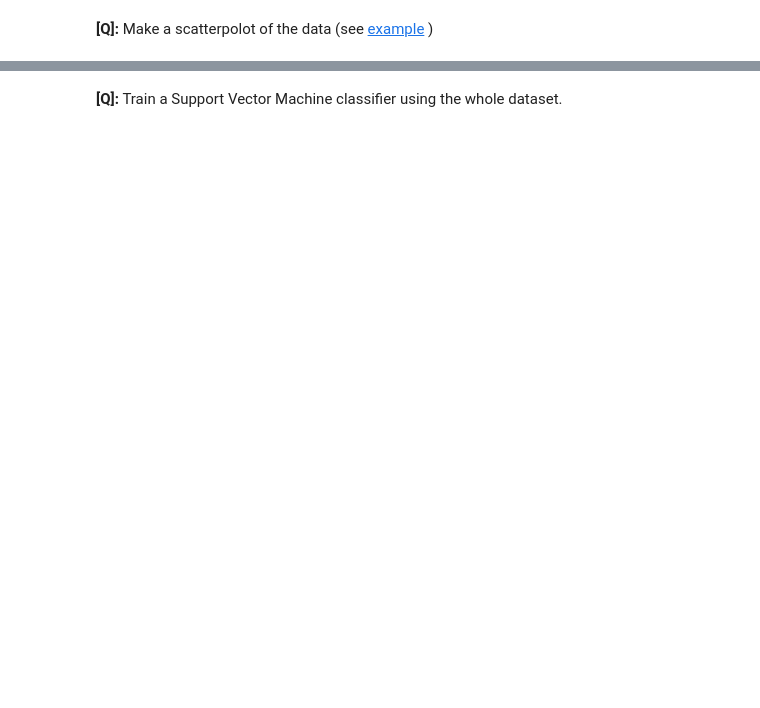
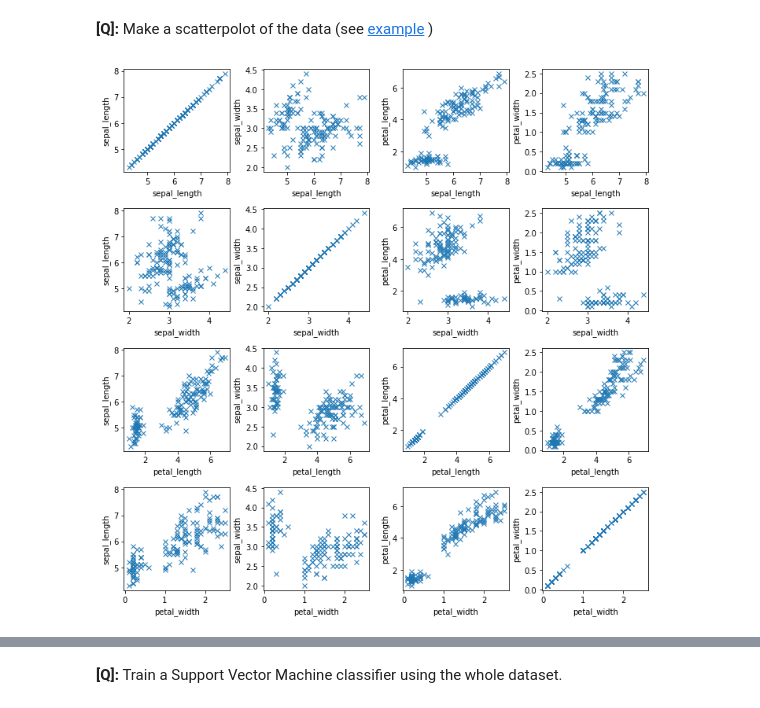
Before and after one commit to albop/modern_scientific_programming, a Jupyter notebook: Session_7/exercises.ipynb, the cells around one changed output, grey strips where cells are left out. Saved outputs shown, nothing was run; the diff lists cells and outputs as text; code cells hidden in the pictures; blank space fills up the shorter version.

```diff
--- a/Session_7/exercises.ipynb
+++ b/Session_7/exercises.ipynb
@@ -11,0 +31,2 @@ Rename columns to `sepal_length`, `sepal_width`, `petal_length`, `petal_width` a
+# %%
+iris = sklearn.datasets.load_iris()
@@ -11,0 +42,10 @@ Rename columns to `sepal_length`, `sepal_width`, `petal_length`, `petal_width` a
+# %%
+df = pandas.DataFrame(iris['data'], columns=['sepal_length', 'sepal_width', 'petal_length', 'petal_width'])
+
+
+iris.target_names
+iris.target
+
+# we can use categories indexes as index
+df['species'] = iris.target_names[iris.target]
+df['species_id'] = iris.target
@@ -13,0 +77,13 @@ Rename columns to `sepal_length`, `sepal_width`, `petal_length`, `petal_width` a
+# %%
+plt.figure(figsize=(10,10))
+for i in range(4):
+    for j in range(4):
+        x = df.columns[i]
+        y = df.columns[j]
+        plt.subplot(4,4,1+i*4+j)
+        l = plt.plot(df[x], df[y],'x')
+        plt.xlabel(x)
+        plt.ylabel(y)
+plt.tight_layout()
+# %% [output]
+[figure, added]
```
Also changed, not shown: parts of 35 cells of this notebook, 10 other files.
